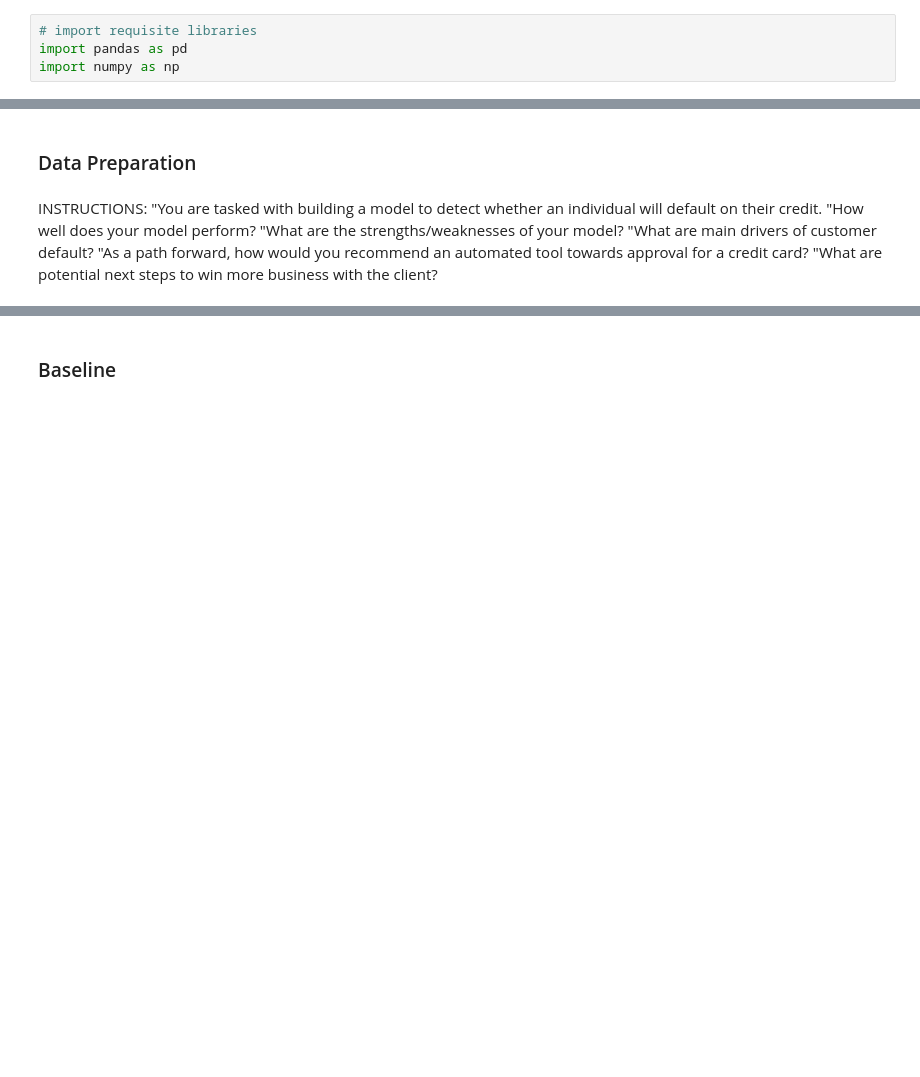
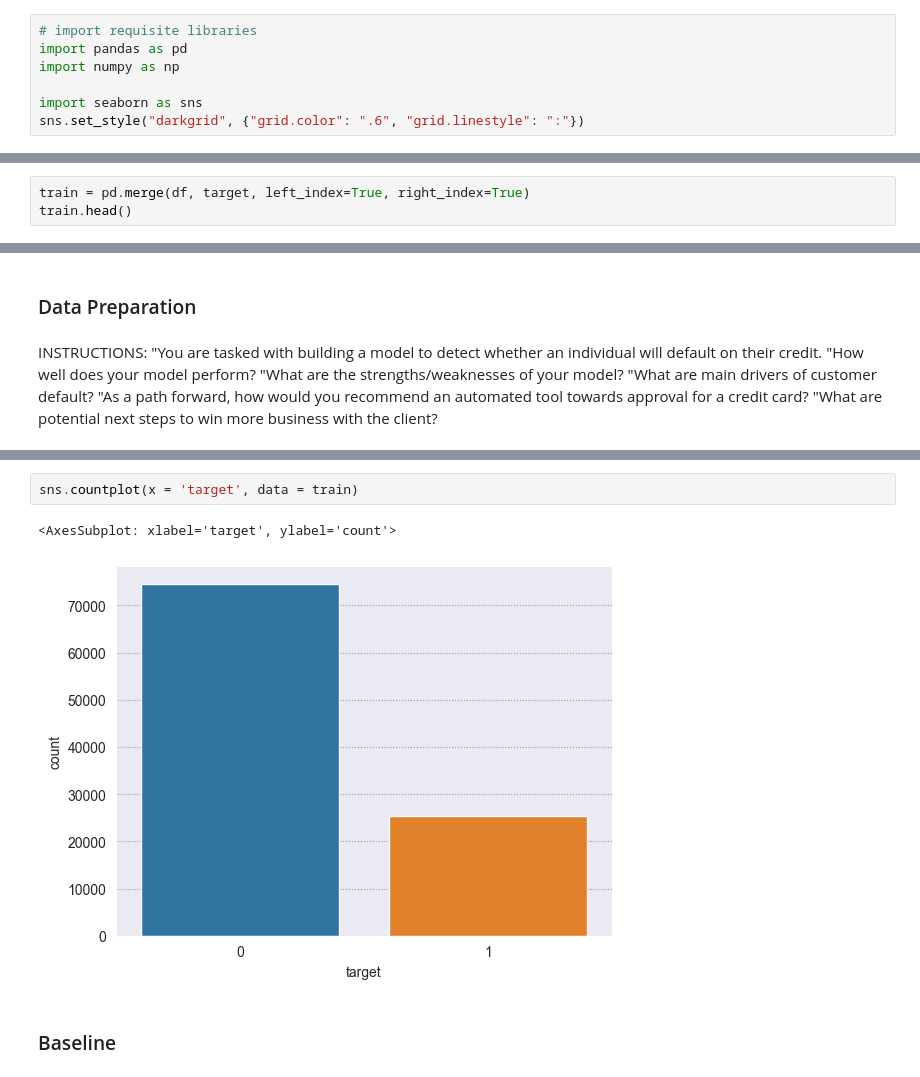
Before and after one commit to Sombrero7/sods-project-1, a Jupyter notebook: notebook.ipynb, the cells around one changed output, grey strips where cells are left out. Drawn from its saved outputs; the diff is of its cells as text; blank space fills up the shorter version.

```diff
--- a/notebook.ipynb
+++ b/notebook.ipynb
@@ -51,6 +51,9 @@ Note that the negative class has been subsampled for this dataset at 5%, and thu
 # import requisite libraries
 import pandas as pd
 import numpy as np
+
+import seaborn as sns
+sns.set_style("darkgrid", {"grid.color": ".6", "grid.linestyle": ":"})
 # %%
 # load data into memory
 df = pd.read_csv("data/train_sample_data.csv", index_col=0)
@@ -146,0 +152,3 @@ Name: target, dtype: int64
+# %%
+train = pd.merge(df, target, left_index=True, right_index=True)
+train.head()
@@ -306,3 +308,8 @@ rfc_estimator_1 = LogisticRegression()
+# %%
+sns.countplot(x = 'target', data = train)
+# %% [output]
+<AxesSubplot: xlabel='target', ylabel='count'>
+[figure, added]
 # %% [markdown]
 ### Baseline
 # %% [markdown]
```
Also changed, not shown: parts of 5 cells of this notebook.
